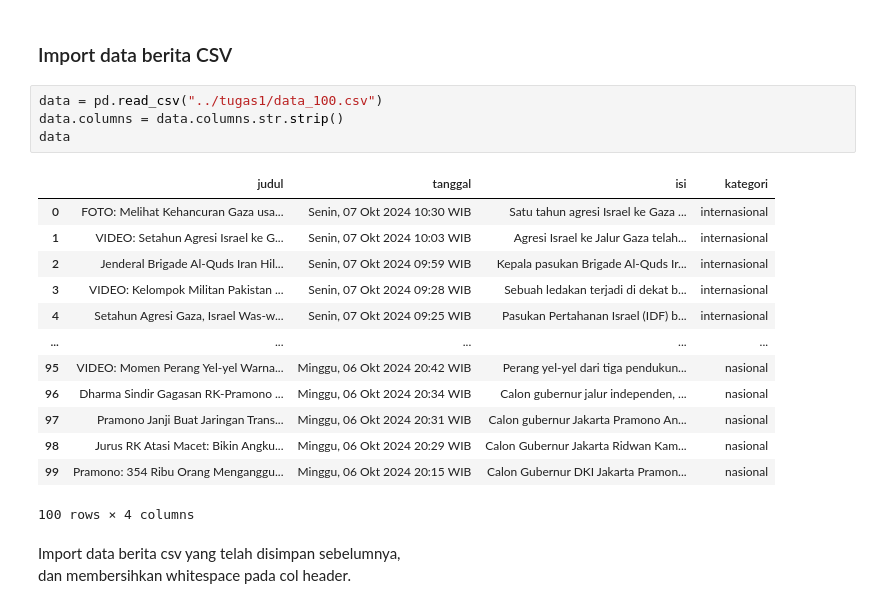
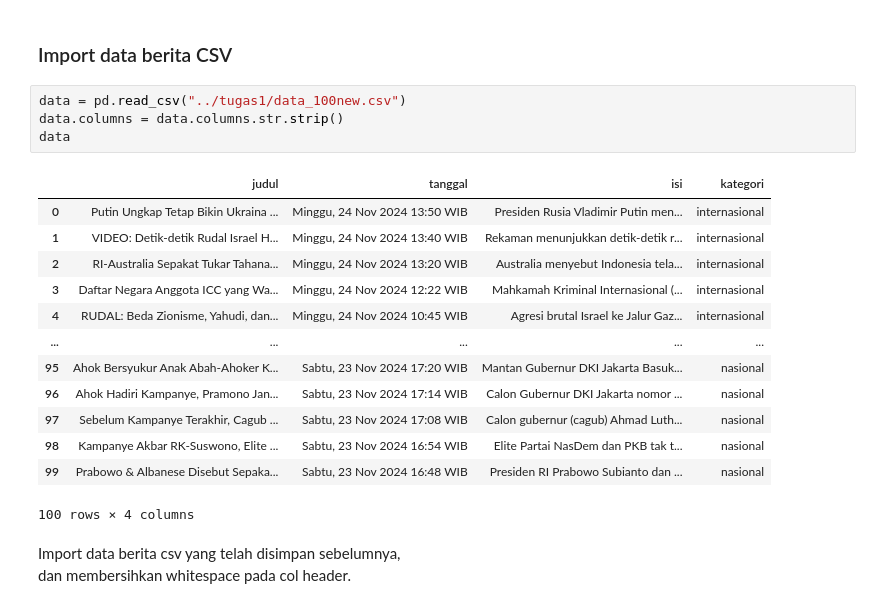
Before and after one commit to Ranwiesiel/ppw, a Jupyter notebook: _sources/tugas2/TF-IDF&VSM.ipynb, the cells around one changed output. Saved outputs shown, nothing was run; the diff lists cells and outputs as text.

```diff
--- a/_sources/tugas2/TF-IDF&VSM.ipynb
+++ b/_sources/tugas2/TF-IDF&VSM.ipynb
@@ -76,22 +69,22 @@ import pickle
 # %% [markdown]
 ### Import data berita CSV
 # %%
-data = pd.read_csv("../tugas1/data_100.csv")
+data = pd.read_csv("../tugas1/data_100new.csv")
 data.columns = data.columns.str.strip()
 data
 # %% [output]
 |  | judul | tanggal | isi | kategori |
-| 0 | FOTO: Melihat Kehancuran Gaza usa... | Senin, 07 Okt 2024 10:30 WIB | Satu tahun agresi Israel ke Gaza ... | internasional |
-| 1 | VIDEO: Setahun Agresi Israel ke G... | Senin, 07 Okt 2024 10:03 WIB | Agresi Israel ke Jalur Gaza telah... | internasional |
-| 2 | Jenderal Brigade Al-Quds Iran Hil... | Senin, 07 Okt 2024 09:59 WIB | Kepala pasukan Brigade Al-Quds Ir... | internasional |
-| 3 | VIDEO: Kelompok Militan Pakistan ... | Senin, 07 Okt 2024 09:28 WIB | Sebuah ledakan terjadi di dekat b... | internasional |
-| 4 | Setahun Agresi Gaza, Israel Was-w... | Senin, 07 Okt 2024 09:25 WIB | Pasukan Pertahanan Israel (IDF) b... | internasional |
+| 0 | Putin Ungkap Tetap Bikin Ukraina ... | Minggu, 24 Nov 2024 13:50 WIB | Presiden Rusia Vladimir Putin men... | internasional |
+| 1 | VIDEO: Detik-detik Rudal Israel H... | Minggu, 24 Nov 2024 13:40 WIB | Rekaman menunjukkan detik-detik r... | internasional |
+| 2 | RI-Australia Sepakat Tukar Tahana... | Minggu, 24 Nov 2024 13:20 WIB | Australia menyebut Indonesia tela... | internasional |
+| 3 | Daftar Negara Anggota ICC yang Wa... | Minggu, 24 Nov 2024 12:22 WIB | Mahkamah Kriminal Internasional (... | internasional |
+| 4 | RUDAL: Beda Zionisme, Yahudi, dan... | Minggu, 24 Nov 2024 10:45 WIB | Agresi brutal Israel ke Jalur Gaz... | internasional |
 | ... | ... | ... | ... | ... |
-| 95 | VIDEO: Momen Perang Yel-yel Warna... | Minggu, 06 Okt 2024 20:42 WIB | Perang yel-yel dari tiga pendukun... | nasional |
-| 96 | Dharma Sindir Gagasan RK-Pramono ... | Minggu, 06 Okt 2024 20:34 WIB | Calon gubernur jalur independen, ... | nasional |
-| 97 | Pramono Janji Buat Jaringan Trans... | Minggu, 06 Okt 2024 20:31 WIB | Calon gubernur Jakarta Pramono An... | nasional |
-| 98 | Jurus RK Atasi Macet: Bikin Angku... | Minggu, 06 Okt 2024 20:29 WIB | Calon Gubernur Jakarta Ridwan Kam... | nasional |
-| 99 | Pramono: 354 Ribu Orang Menganggu... | Minggu, 06 Okt 2024 20:15 WIB | Calon Gubernur DKI Jakarta Pramon... | nasional |
+| 95 | Ahok Bersyukur Anak Abah-Ahoker K... | Sabtu, 23 Nov 2024 17:20 WIB | Mantan Gubernur DKI Jakarta Basuk... | nasional |
+| 96 | Ahok Hadiri Kampanye, Pramono Jan... | Sabtu, 23 Nov 2024 17:14 WIB | Calon Gubernur DKI Jakarta nomor ... | nasional |
+| 97 | Sebelum Kampanye Terakhir, Cagub ... | Sabtu, 23 Nov 2024 17:08 WIB | Calon gubernur (cagub) Ahmad Luth... | nasional |
+| 98 | Kampanye Akbar RK-Suswono, Elite ... | Sabtu, 23 Nov 2024 16:54 WIB | Elite Partai NasDem dan PKB tak t... | nasional |
+| 99 | Prabowo & Albanese Disebut Sepaka... | Sabtu, 23 Nov 2024 16:48 WIB | Presiden RI Prabowo Subianto dan ... | nasional |
 100 rows × 4 columns
 # %% [markdown]
 Import data berita csv yang telah disimpan sebelumnya,<br>
```
Also changed, not shown: parts of 6 cells of this notebook, 21 other files.
